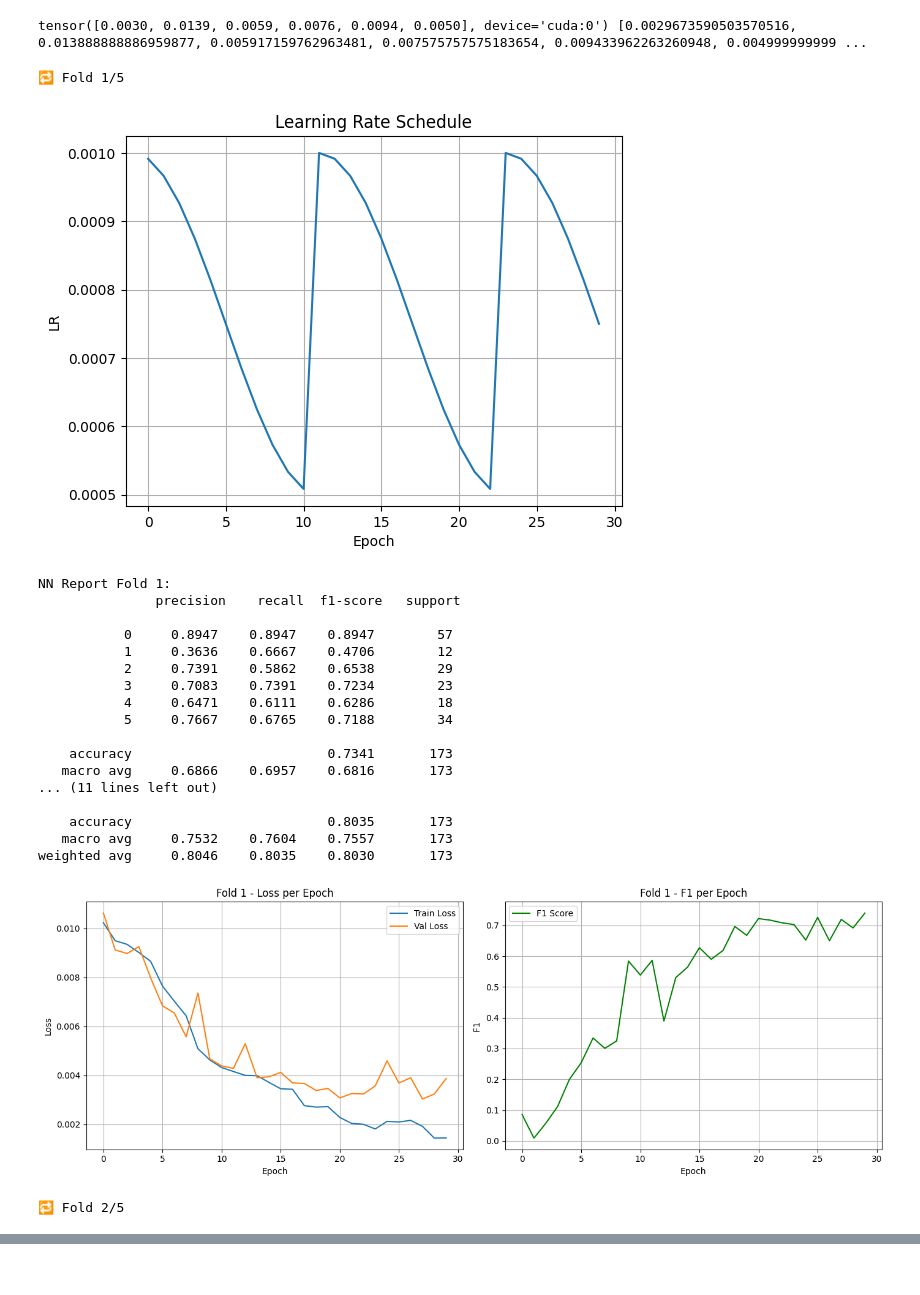
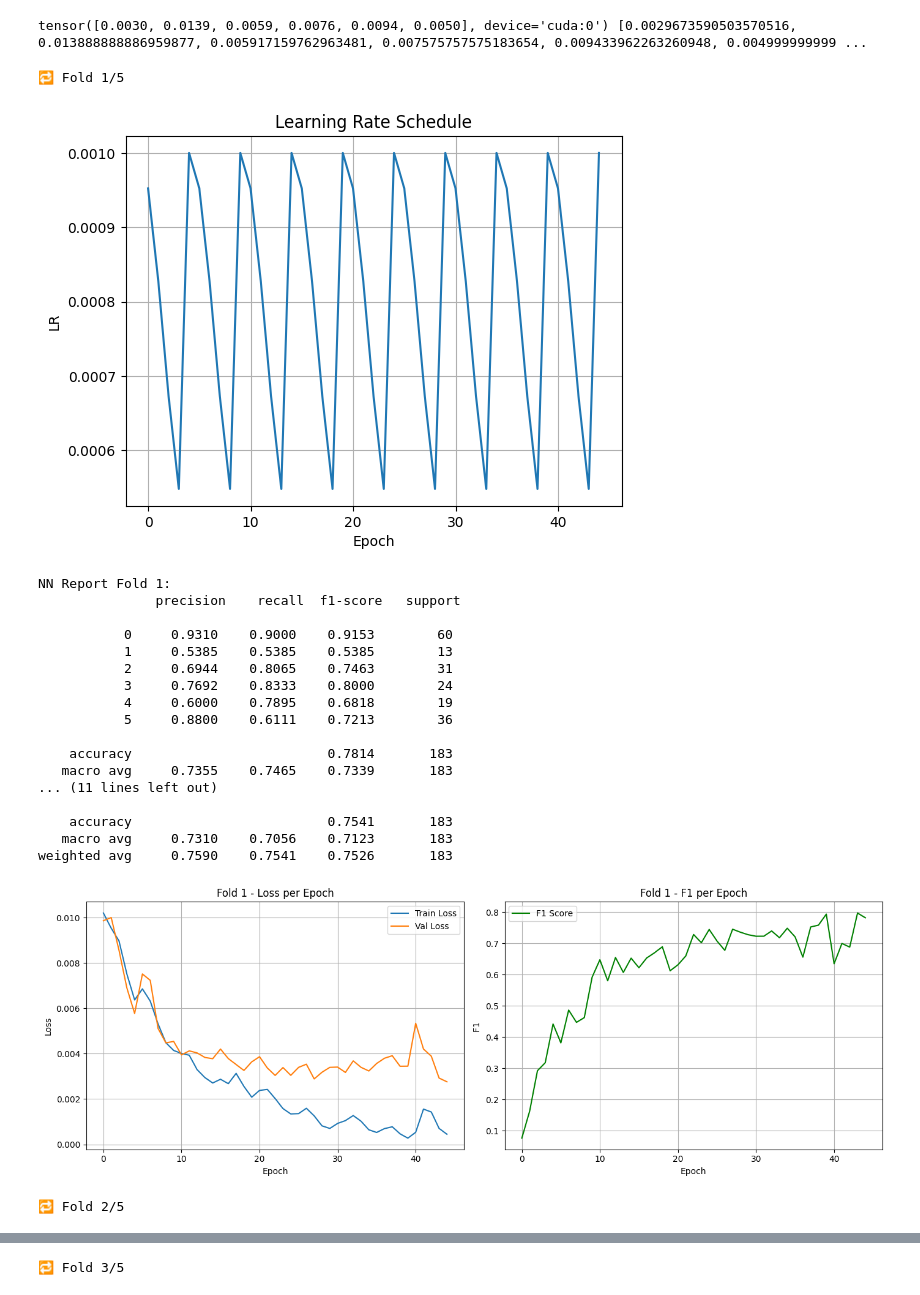
Before and after one commit to neverexz/ecg, a Jupyter notebook: main.ipynb, the cells around one changed output, grey strips where cells are left out. Saved outputs shown, nothing was run; the diff lists cells and outputs as text; code cells hidden in the pictures.

```diff
--- a/main.ipynb
+++ b/main.ipynb
@@ -401,13 +401,13 @@ y_cat = label_encoder.transform(y_cat)
 
 # Разделение на train+val и test
 X_train_val_nn, X_test_nn, y_train_val_nn, y_test_nn = train_test_split(
-    X_nn, y_nn, test_size=0.15, random_state=42, stratify=y_nn)
+    X_nn, y_nn, test_size=0.1, random_state=42, stratify=y_nn)
 X_train_val_cat, X_test_cat, y_train_val_cat, y_test_cat = train_test_split(
-    X_cat, y_cat, test_size=0.15, random_state=42, stratify=y_cat)
+    X_cat, y_cat, test_size=0.1, random_state=42, stratify=y_cat)
 
 # === Гиперпараметры ===
 n_splits = 5
-num_epochs = 30
+num_epochs = 45
 batch_size = 16
 device = torch.device("cuda" if torch.cuda.is_available() else "cpu")
 
@@ -453,7 +453,7 @@ for fold, (train_idx, val_idx) in enumerate(skf.split(X_train_val_nn, y_train_va
     criterion = FocalLoss(alpha=weights,gamma=1)
     optimizer = torch.optim.AdamW(model.parameters(), lr=1e-3, weight_decay=0.0002)
     scheduler = torch.optim.lr_scheduler.CosineAnnealingWarmRestarts(
-        optimizer, T_0=12, T_mult=1, eta_min=5e-4
+        optimizer, T_0=5, T_mult=1, eta_min=5e-4
     )
 
     # === Для графиков ===
@@ -540,50 +540,50 @@ for fold, (train_idx, val_idx) in enumerate(skf.split(X_train_val_nn, y_train_va
     all_labels.append(y_val_np_nn)
     f1_scores_per_fold_nn.append(val_f1_nn)
     f1_scores_per_fold_cat.append(cat_f1)
     torch.save(model.state_dict(), f"nn_model_fold{fold}.pth")
     cat_model.save_model(f"catboost_model_fold{fold}.cbm")
     print(f"NN Report Fold {fold+1}:\n", classification_report(y_val_np_nn, np.argmax(nn_fold_logits, axis=1), digits=4))
     print(f"CatBoost Report Fold {fold+1}:\n", classification_report(y_val_np_cat, np.argmax(cat_probs, axis=1), digits=4))
     plt.figure(figsize=(14, 5))
 
     plt.subplot(1, 2, 1)  # Два подграфика
     plt.plot(all_train_losses[fold], label='Train Loss')
     plt.plot(all_val_losses[fold], label='Val Loss')
     plt.xlabel("Epoch")
     plt.ylabel("Loss")
     plt.title(f"Fold {fold+1} - Loss per Epoch")
     plt.grid(True)
     plt.legend()
 
     plt.subplot(1, 2, 2)
     plt.plot(all_f1_scores[fold], label='F1 Score', color='green')
     plt.xlabel("Epoch")
     plt.ylabel("F1 ")
     plt.title(f"Fold {fold+1} - F1 per Epoch")
     plt.grid(True)
     plt.legend()
 
     plt.tight_layout()
     plt.show()
 # %% [output]
 🔁 Fold 1/5
-[figure, old version]
+[figure, new version]
 NN Report Fold 1:
                precision    recall  f1-score   support
 
-           0     0.8947    0.8947    0.8947        57
-           1     0.3636    0.6667    0.4706        12
-           2     0.7391    0.5862    0.6538        29
-           3     0.7083    0.7391    0.7234        23
-           4     0.6471    0.6111    0.6286        18
-           5     0.7667    0.6765    0.7188        34
+           0     0.9310    0.9000    0.9153        60
+           1     0.5385    0.5385    0.5385        13
+           2     0.6944    0.8065    0.7463        31
+           3     0.7692    0.8333    0.8000        24
+           4     0.6000    0.7895    0.6818        19
+           5     0.8800    0.6111    0.7213        36
 
-    accuracy                         0.7341       173
-   macro avg     0.6866    0.6957    0.6816       173
+    accuracy                         0.7814       183
+   macro avg     0.7355    0.7465    0.7339       183
 ... (11 lines left out)
 
-    accuracy                         0.8035       173
-   macro avg     0.7532    0.7604    0.7557       173
-weighted avg     0.8046    0.8035    0.8030       173
+    accuracy                         0.7541       183
+   macro avg     0.7310    0.7056    0.7123       183
+weighted avg     0.7590    0.7541    0.7526       183
-[figure, old version]
+[figure, new version]
 🔁 Fold 2/5
@@ -590,0 +609 @@ KeyboardInterrupt:
+🔁 Fold 3/5
```
Also changed, not shown: parts of 6 cells of this notebook, 6 other files.
